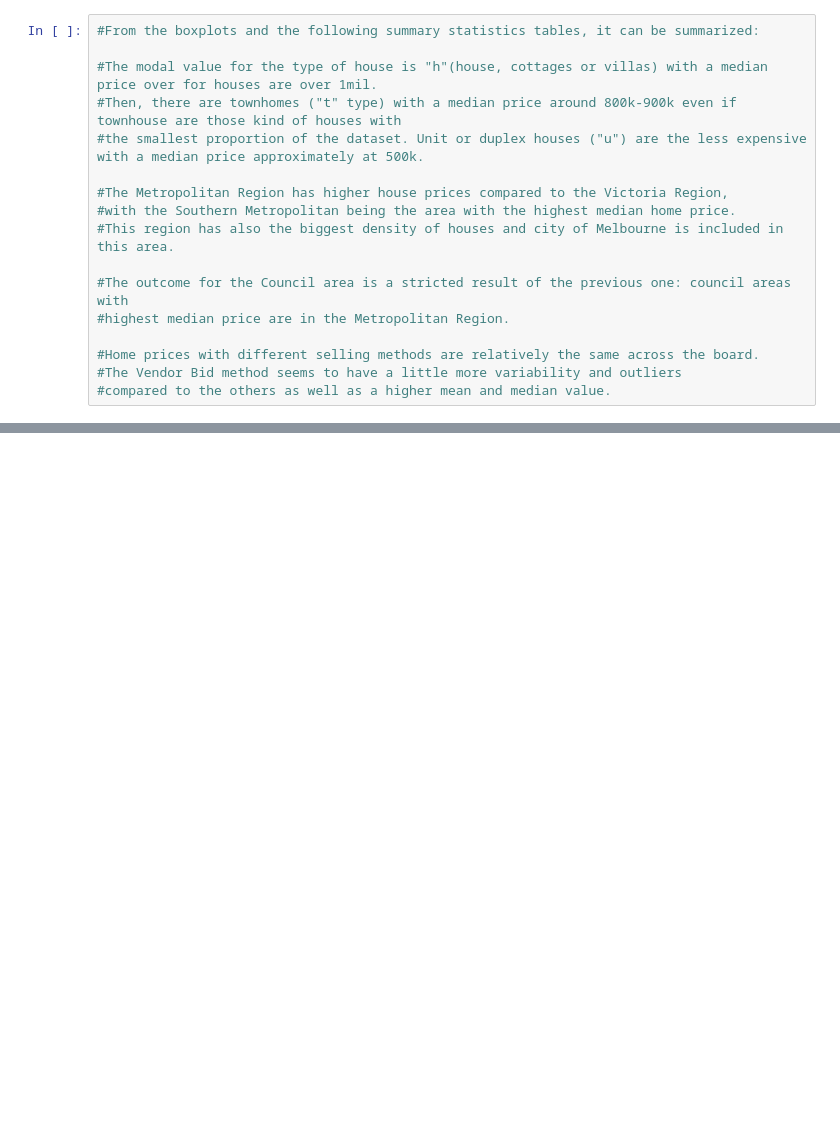
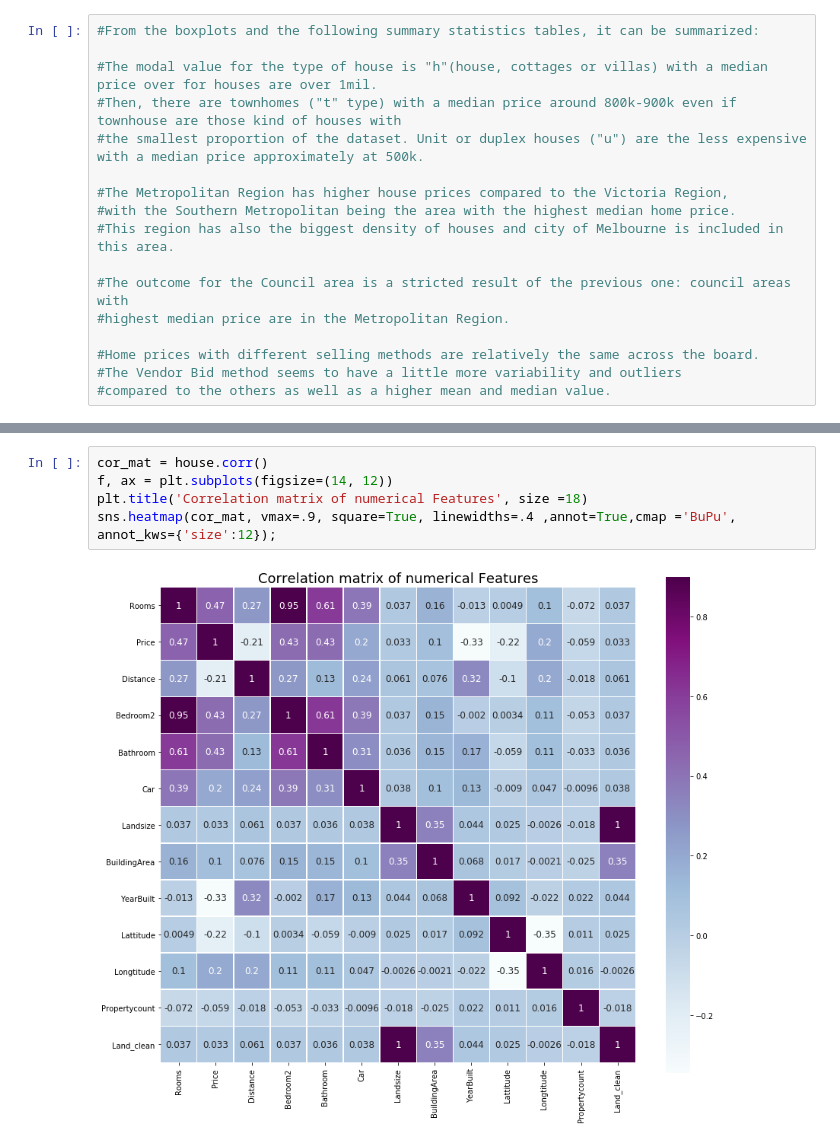
Before and after one commit to NicolaLarosa/housing_price, a Jupyter notebook: housing_price.ipynb, the cells around one changed output, grey strips where cells are left out. Cells and saved outputs as stored; diff of their text form; blank space fills up the shorter version.

```diff
--- a/housing_price.ipynb
+++ b/housing_price.ipynb
@@ -402,0 +414,7 @@ house['Price'].groupby(house['Method']).describe()
+# %%
+cor_mat = house.corr()
+f, ax = plt.subplots(figsize=(14, 12))
+plt.title('Correlation matrix of numerical Features', size =18)
+sns.heatmap(cor_mat, vmax=.9, square=True, linewidths=.4 ,annot=True,cmap ='BuPu', annot_kws={'size':12});
+# %% [output]
+[figure, added]
```
Also changed, not shown: parts of 41 cells of this notebook.
